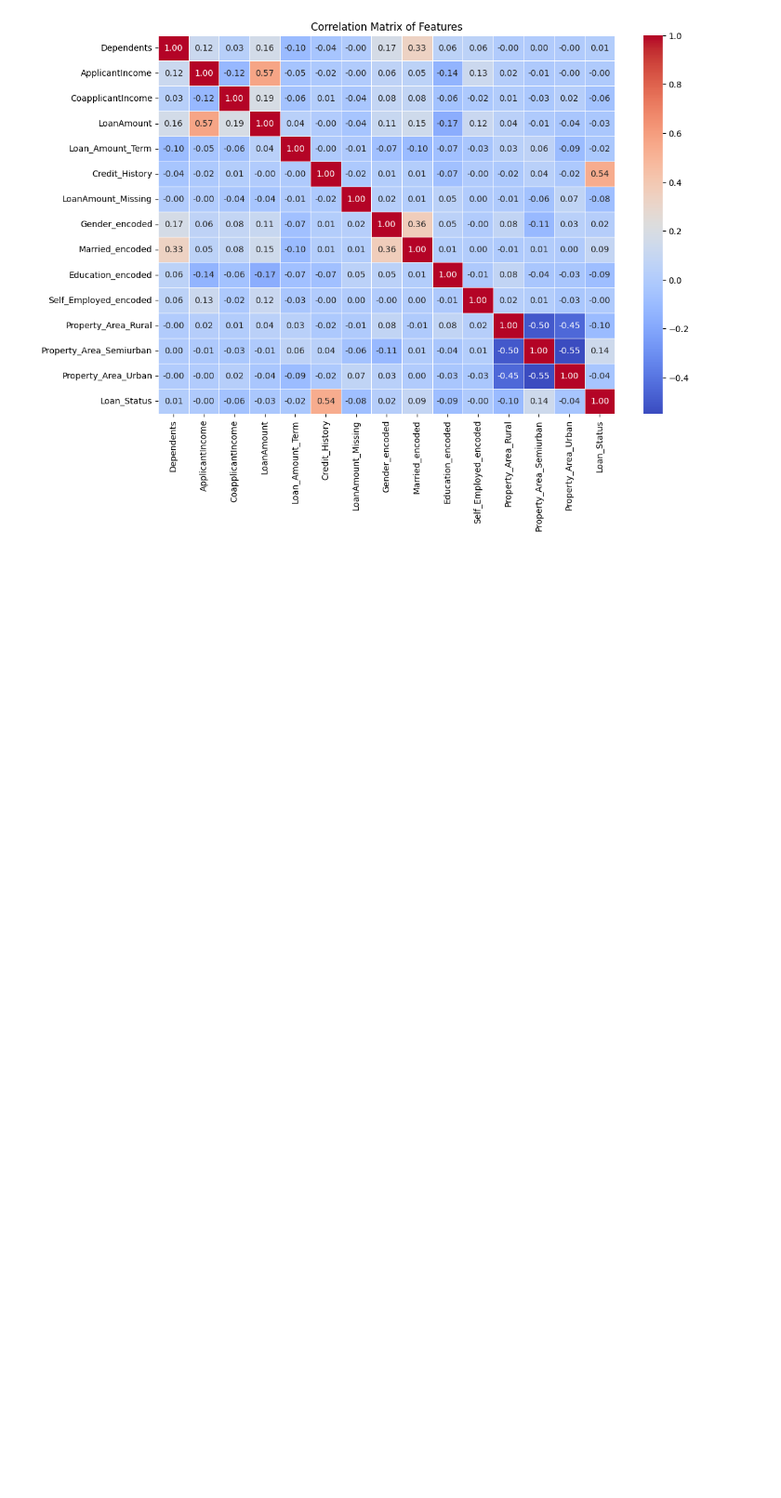
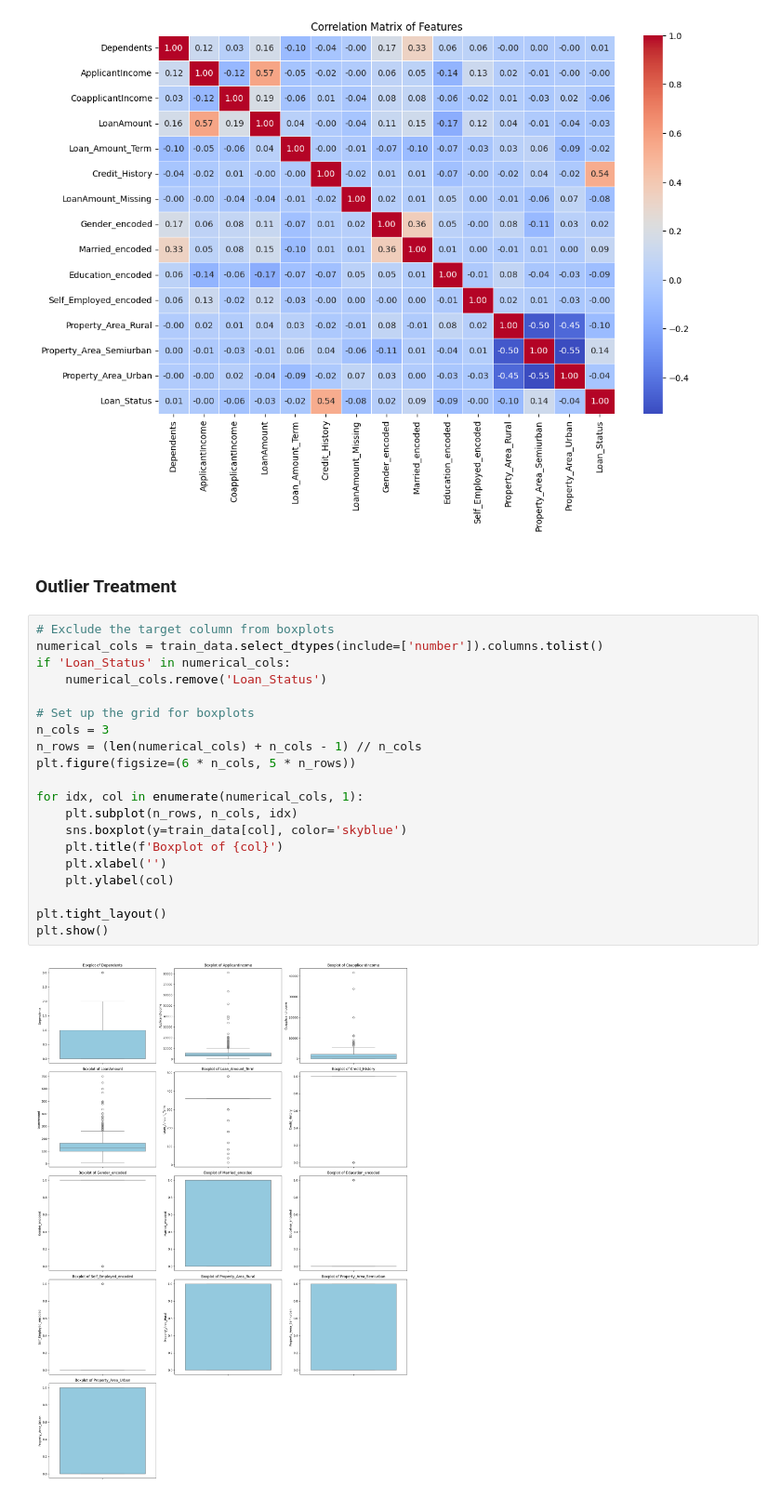
Before and after one commit to murad-02/Loan-Approval-Prediction, a Jupyter notebook: NotebookFile/LoanApprovalPrediction.ipynb, the cells around one changed output. Shown at 93% size. Saved outputs shown, nothing was run; the diff lists cells and outputs as text; blank space fills up the shorter version.

Commit message:
Completed all the data preprocessing for train data

```diff
--- a/NotebookFile/LoanApprovalPrediction.ipynb
+++ b/NotebookFile/LoanApprovalPrediction.ipynb
@@ -891,3 +891,27 @@ plt.title("Correlation Matrix of Features")
 plt.show()
 # %% [output]
 [figure]
+# %% [markdown]
+### Outlier Treatment
+# %%
+# Exclude the target column from boxplots
+numerical_cols = train_data.select_dtypes(include=['number']).columns.tolist()
+if 'Loan_Status' in numerical_cols:
+    numerical_cols.remove('Loan_Status')
+
+# Set up the grid for boxplots
+n_cols = 3
+n_rows = (len(numerical_cols) + n_cols - 1) // n_cols
+plt.figure(figsize=(6 * n_cols, 5 * n_rows))
+
+for idx, col in enumerate(numerical_cols, 1):
+    plt.subplot(n_rows, n_cols, idx)
+    sns.boxplot(y=train_data[col], color='skyblue')
+    plt.title(f'Boxplot of {col}')
+    plt.xlabel('')
+    plt.ylabel(col)
+
+plt.tight_layout()
+plt.show()
+# %% [output]
+[figure, added]
```
Also changed, not shown: parts of 13 cells of this notebook, 1 other file.
